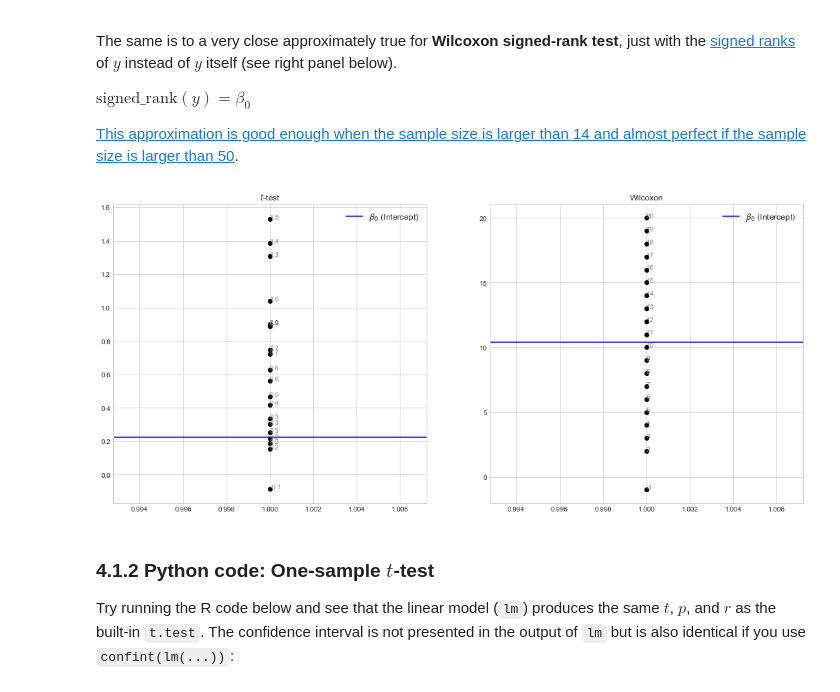
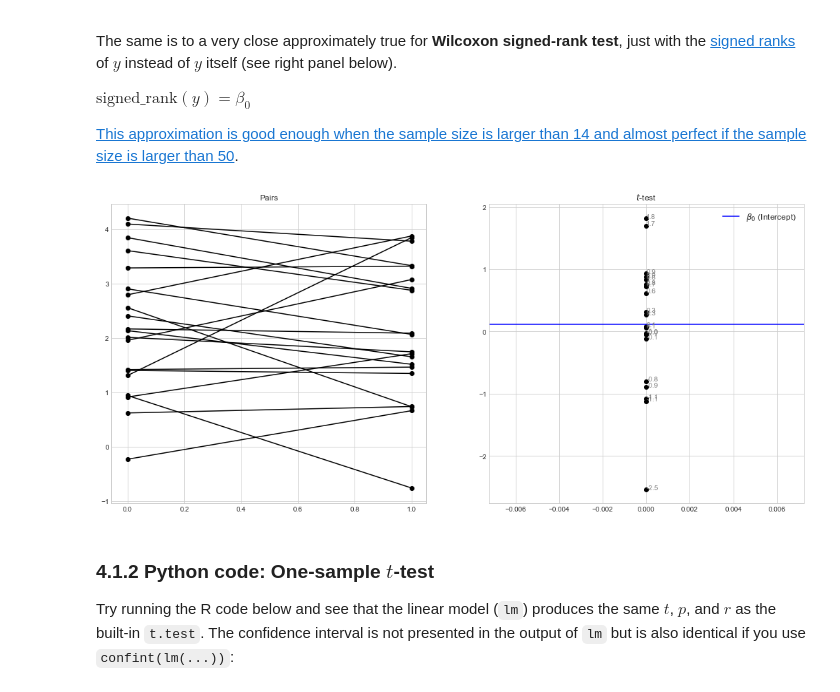
Before and after one commit to eigenfoo/tests-as-linear, a Jupyter notebook: tests-as-linear.ipynb, the cells around one changed output. Saved outputs shown, nothing was run; the diff lists cells and outputs as text; code cells hidden in the pictures.

```diff
--- a/tests-as-linear.ipynb
+++ b/tests-as-linear.ipynb
@@ -211,8 +190,8 @@ intercept_wilcoxon = res.params.Intercept
 # %%
-plots.ttest_wilcoxon_plot(correlated_data, intercept, intercept_wilcoxon)
+plots.ttest_wilcoxon_plot()
 plt.show()
 # %% [output]
-[figure, old version]
+[figure, new version]
 # %% [markdown]
 ### 4.1.2 Python code: One-sample $t$-test
 
```
Also changed, not shown: parts of 18 cells of this notebook, 1 other file.
